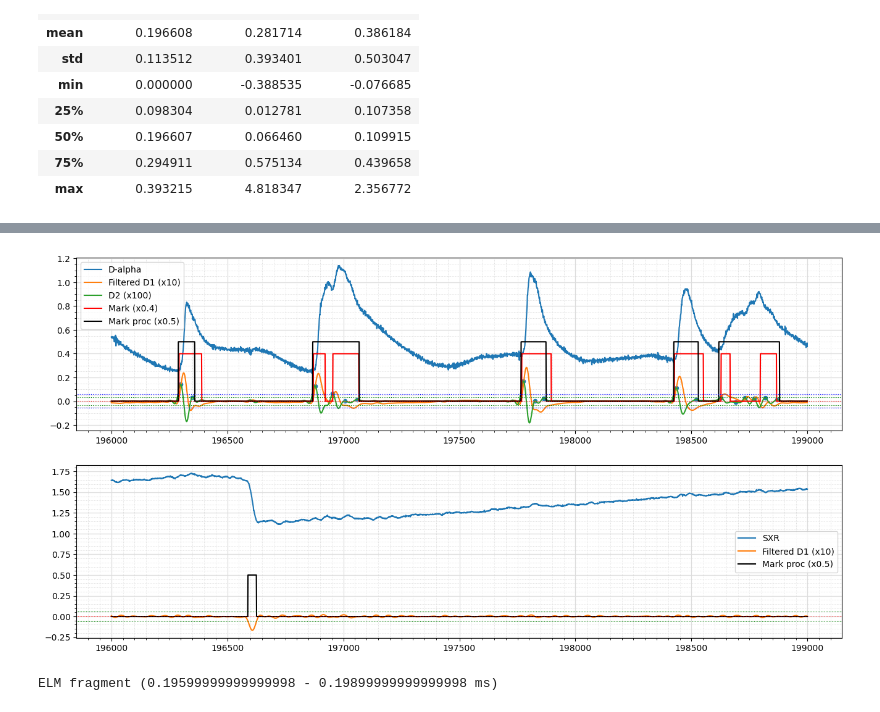
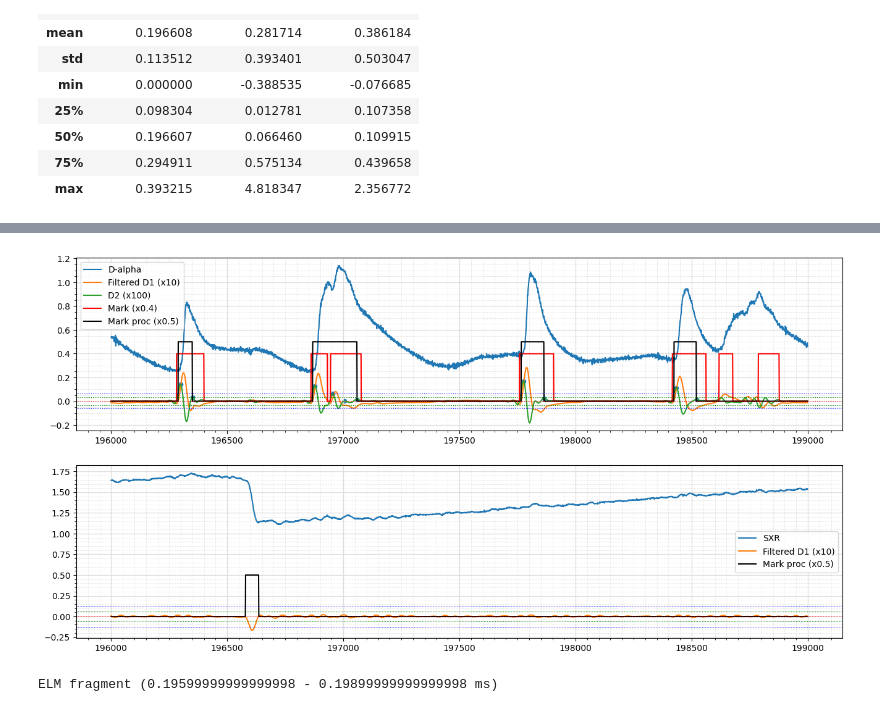
Before and after one commit to feodorrussia/Plasma_analysis, a Jupyter notebook: Marking system.ipynb, the cells around one changed output, grey strips where cells are left out. Saved outputs shown, nothing was run; the diff lists cells and outputs as text; code cells hidden in the pictures.

Commit message:
Update Marking system.ipynb
Add signal meta data (class) w/ main statistic & algo info
Upd code & set values (need tests)

```diff
--- a/Marking system.ipynb
+++ b/Marking system.ipynb
@@ -5,7 +5,7 @@ from source.Files_operating import read_sht_data
 shtRipper v1.3
 # %%
 F_ID = 44184
-dir_path = "C:/Users/f.belous/Work/Projects/Plasma_analysis/data/sht/G-ELM/"
+dir_path = "D:/Edu/Lab/Projects/Plasma_analysis/data/sht/G-ELM/"
 # D:/Edu/Lab/Projects/Plasma_analysis/data/sht/G-ELM/ | C:/Users/f.belous/Work/Projects/Plasma_analysis/data/sht/G-ELM/
 
 df = read_sht_data(f'sht{F_ID}', dir_path)
@@ -219,13 +253,25 @@ def proc_boarders(data: np.array, data_diff: np.array, start_ind: int, scale=1.5
+# %%
+meta_da = Signal_meta(chanel_name="da", processing_flag=True)
+meta_da.set_statistics(d_alpha_f, 0.7, std_bottom_edge=1.5, std_top_edge=2.7)
+meta_da.set_edges(length_edge=15, distance_edge=30)
+
+meta_da_2 = Signal_meta(chanel_name="da", processing_flag=False)
+meta_da_2.set_statistics(d_alpha_f, 0.7, std_bottom_edge=1.5, std_top_edge=2.5)
+meta_da_2.set_edges(length_edge=15, distance_edge=30)
+
+meta_sxr = Signal_meta(chanel_name="sxr", processing_flag=True)
+meta_sxr.set_statistics(sxr_f, 0.8, std_bottom_edge=7.0, std_top_edge=15.0)
+meta_sxr.set_edges(length_edge=10, distance_edge=30, scale=0)
 # %%
 mark_data = np.zeros(d_alpha_f.shape)
-mark_data[abs(d_alpha_f - da_f_q) > da_f_std * 1.5] = 1
-mark_d_alpha = proc_slices(mark_data, data=d_alpha, data_diff=d_alpha_f, length_edge=15, distance_edge=30, da_fl=True)  # , da_fl=True
+mark_data[abs(d_alpha_f - meta_da.q) > meta_da.std * meta_da.std_bottom] = 1
+mark_d_alpha = proc_slices(mark_data, d_alpha, d_alpha_f, meta_da)
 
 mark_data = np.zeros(d_alpha_f.shape)
-mark_data[abs(d_alpha_f - da_f_q) > da_f_std * 1.5] = 1
-mark_d_alpha_2 = proc_slices(mark_data, length_edge=15, distance_edge=30)
+mark_data[abs(d_alpha_f - meta_da_2.q) > meta_da_2.std * meta_da_2.std_bottom] = 1
+mark_d_alpha_2 = proc_slices(mark_data, d_alpha, d_alpha_f, meta_da_2)
 
 mark_data = np.zeros(d_alpha_f.shape)
-mark_data[abs(sxr_f - sxr_f_q) > sxr_f_std * 7] = 1
-mark_sxr = proc_slices(mark_data, length_edge=10, distance_edge=30)
+mark_data[abs(sxr_f - meta_sxr.q) > meta_sxr.std * meta_sxr.std_bottom] = 1
+mark_sxr = proc_slices(mark_data, sxr, sxr_f, meta_sxr)
 # %% [output]
@@ -300,10 +346,10 @@ while l_edge < df.shape[0]:
     ax1.plot(range(l_edge, r_edge), mark_d_alpha_2[l_edge:r_edge] * 0.4, label="Mark (x0.4)", color="red")
     ax1.plot(range(l_edge, r_edge), mark_d_alpha[l_edge:r_edge] * 0.5, label="Mark proc (x0.5)", color="black")
     ax1.axhline(np.quantile(d_alpha_f, 0.7) * 10, color="red", linestyle=':', linewidth=0.8)
-    ax1.axhline((da_f_q + da_f_std * 1.5) * 10, color="green", linestyle=':', linewidth=0.8)
-    ax1.axhline((da_f_q - da_f_std * 1.5) * 10, color="green", linestyle=':', linewidth=0.8)
-    ax1.axhline((da_f_q + da_f_std * 2.5) * 10, color="blue", linestyle=':', linewidth=0.8)
-    ax1.axhline((da_f_q - da_f_std * 2.5) * 10, color="blue", linestyle=':', linewidth=0.8)
+    ax1.axhline((meta_da.q + meta_da.std * meta_da.std_bottom) * 10, color="green", linestyle=':', linewidth=0.8)
+    ax1.axhline((meta_da.q - meta_da.std * meta_da.std_bottom) * 10, color="green", linestyle=':', linewidth=0.8)
+    ax1.axhline((meta_da.q + meta_da.std * meta_da.std_top) * 10, color="blue", linestyle=':', linewidth=0.8)
+    ax1.axhline((meta_da.q - meta_da.std * meta_da.std_top) * 10, color="blue", linestyle=':', linewidth=0.8)
 
     ax1.grid(which='major', color='#DDDDDD', linewidth=0.9)
     ax1.grid(which='minor', color='#DDDDDD', linestyle=':', linewidth=0.7)
@@ -316,40 +362,42 @@ while l_edge < df.shape[0]:
     ax2.plot(range(l_edge, r_edge), sxr_f[l_edge:r_edge] * 10, label="Filtered D1 (x10)")
     ax2.plot(range(l_edge, r_edge), mark_sxr[l_edge:r_edge] * 0.5, label="Mark proc (x0.5)", color="black")
     ax2.axhline(np.quantile(sxr_f, 0.8) * 10, color="red", linestyle=':', linewidth=0.7)
-    ax2.axhline((sxr_f_q + sxr_f_std * 7) * 10, color="green", linestyle=':', linewidth=0.7)
-    ax2.axhline((sxr_f_q - sxr_f_std * 7) * 10, color="green", linestyle=':', linewidth=0.7)
+    ax2.axhline((meta_sxr.q + meta_sxr.std * meta_sxr.std_bottom) * 10, color="green", linestyle=':', linewidth=0.7)
+    ax2.axhline((meta_sxr.q - meta_sxr.std * meta_sxr.std_bottom) * 10, color="green", linestyle=':', linewidth=0.7)
+    ax2.axhline((meta_sxr.q + meta_sxr.std * meta_sxr.std_top) * 10, color="blue", linestyle=':', linewidth=0.7)
+    ax2.axhline((meta_sxr.q - meta_sxr.std * meta_sxr.std_top) * 10, color="blue", linestyle=':', linewidth=0.7)
 
     ax2.grid(which='major', color='#DDDDDD', linewidth=0.9)
     ax2.grid(which='minor', color='#DDDDDD', linestyle=':', linewidth=0.7)
     ax2.minorticks_on()
     ax2.xaxis.set_minor_locator(AutoMinorLocator(10))
     ax2.legend()
     plt.show()
 
     # res = list(map(int, input(f"Input index pairs of ELM fragments ({df.t[l_edge]} - {df.t[r_edge]} ms):\n").strip().split()))
     # for i in range(0, len(res), 2):
     #     board_ind = [res[i], res[i+1]]
 
     #     mark = float(input("Input mark to set [ 0 | 1 | 2 ]: "))
 
     #     if mode_marking and mark > 0:
     #         board_ind = get_borders(df.loc[res[i]:res[i + 1], "ch1"].to_numpy(), scale=1.5)
     #         board_ind[0] = max(board_ind[0] - step_away + res[i], 0)
     #         board_ind[1] += res[i]
 
     #     df.loc[board_ind[0]:board_ind[1], "ch1_marked"] = mark
 
     print(f"ELM fragment ({df.t[l_edge]} - {df.t[r_edge]} ms)\n")
     break
     # input(f"ELM fragment ({df.t[l_edge]} - {df.t[r_edge]} ms)\n")
 
     plt.close()
     plt.clf()
     l_edge += step
 
 # 217500
 # %% [output]
-[figure, old version]
+[figure, new version]
 ELM fragment (0.19599999999999998 - 0.19899999999999998 ms)
 # %%
 def process_fragments(data: np.array, mark_data: np.array, length_edge=10, distance_edge=25, scale=1.5, step_out=10) -> np.array:
```
Also changed, not shown: parts of 4 cells of this notebook.
